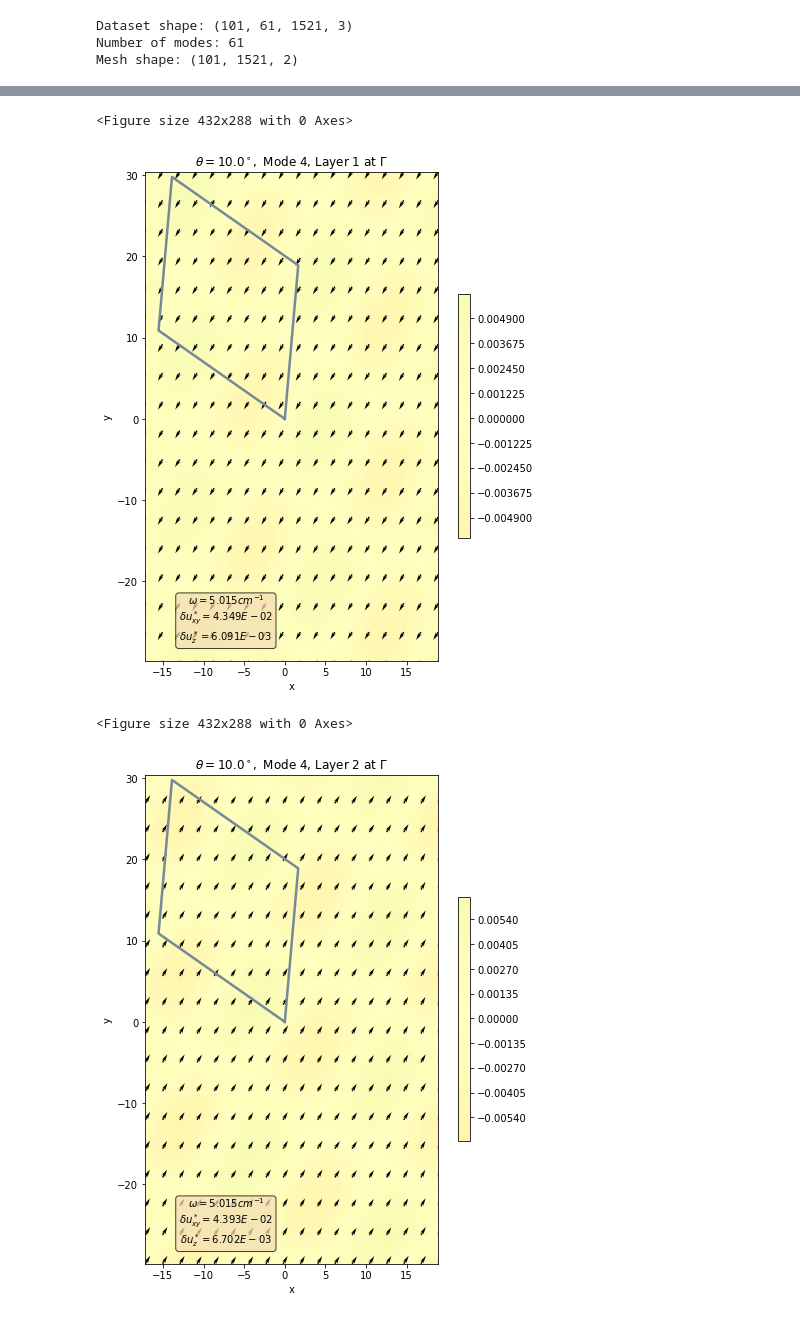
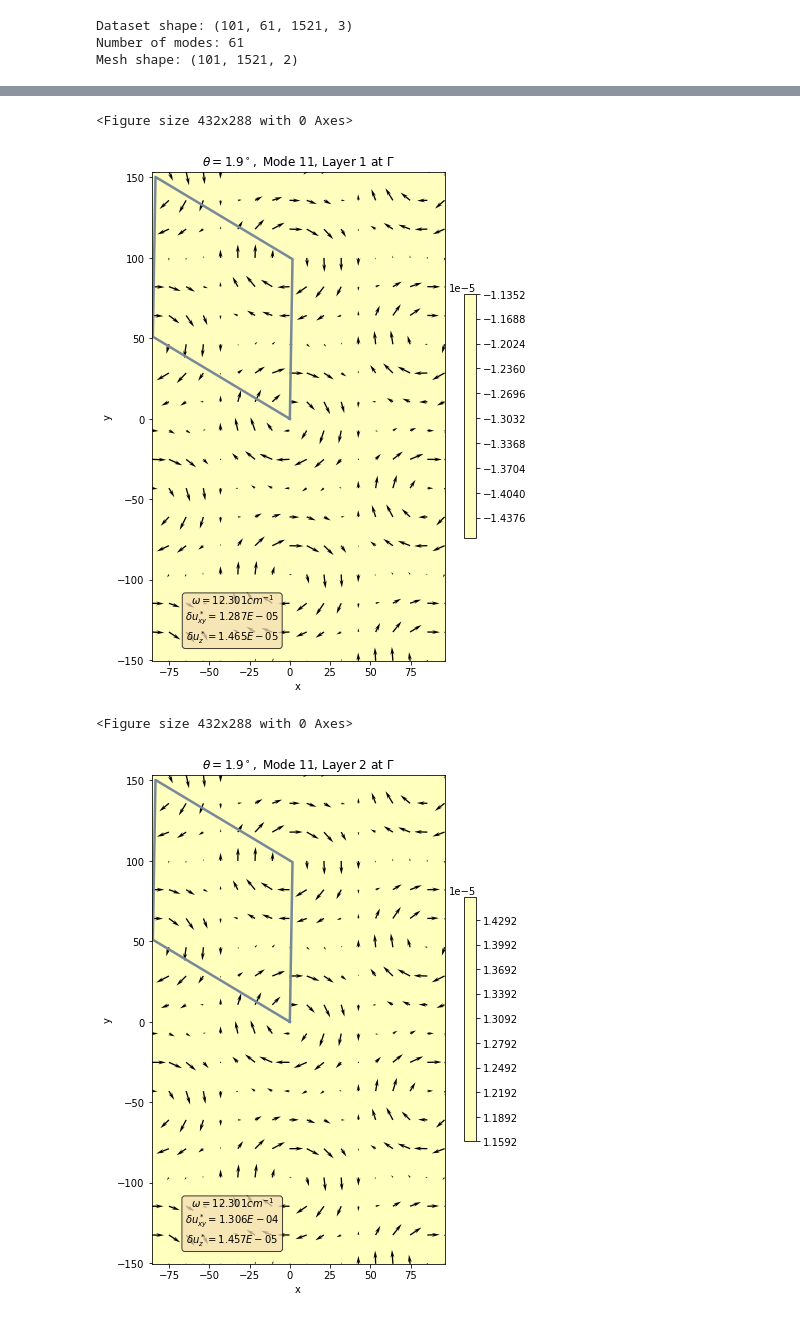
Before and after one commit to jz-lu/ml-ph, a Jupyter notebook: ALLEGRO_ANALYZER/thspc_finder.ipynb, the cells around one changed output, grey strips where cells are left out. Saved outputs shown, nothing was run; the diff lists cells and outputs as text; code cells hidden in the pictures.

Commit message:
Het modes

```diff
--- a/ALLEGRO_ANALYZER/thspc_finder.ipynb
+++ b/ALLEGRO_ANALYZER/thspc_finder.ipynb
@@ -103,8 +103,8 @@ for i, tnsr in enumerate(phonons):
 [10.0] S @ [16, 17, 20, 23, 29, 42, 43, 44, 45, 46, 48, 49, 50, 51, 52, 53, 54, 55, 56, 57, 58]
 # %%
 # Visualize the real-space phonons
-THETA_IDX = 100
-WHICH_MODE = 4
+THETA_IDX = 19
+WHICH_MODE = 11
 print(f"Analyzing theta = {thetas[THETA_IDX]} (idx={THETA_IDX})")
 coords = mesh[THETA_IDX]
 
@@ -117,4 +117,4 @@ Analyzing theta = 10.0 (idx=100)
 <Figure size 432x288 with 0 Axes>
-[figure, old version]
+[figure, new version]
 <Figure size 432x288 with 0 Axes>
-[figure, old version]
+[figure, new version]
```
Also changed, not shown: parts of 1 cell of this notebook, 3 other files.
